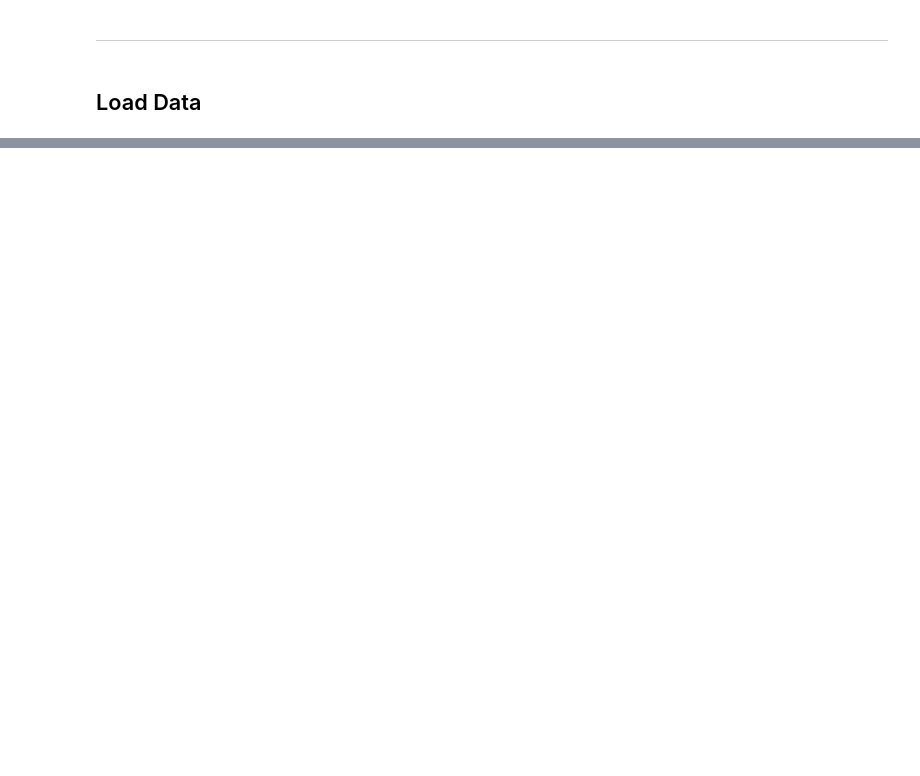
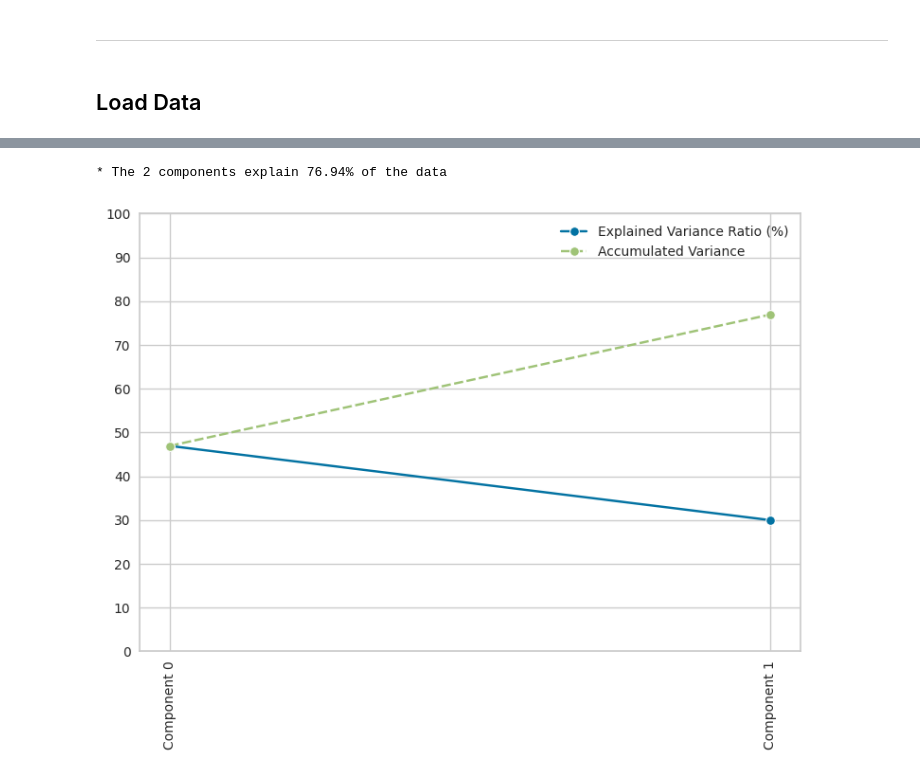
Before and after one commit to ZoltanNyaradi/Guest-Survey-Analysis-to-Improve-Hotel-Breakfast, a Jupyter notebook: jupyter_notebooks/08 - ClusterAnalysis.ipynb, the cells around one changed output, grey strips where cells are left out. Cells and saved outputs as stored; diff of their text form; code cells hidden in the pictures; blank space fills up the shorter version.

```diff
--- a/jupyter_notebooks/08 - ClusterAnalysis.ipynb
+++ b/jupyter_notebooks/08 - ClusterAnalysis.ipynb
@@ -56,0 +136,5 @@ df_survey.head(3)
+# %%
+pca_components_analysis(df_pca=df_pca,n_components=2)
+# %% [output]
+* The 2 components explain 76.94% of the data
+[figure, added]
```
Also changed, not shown: parts of 50 cells of this notebook.
